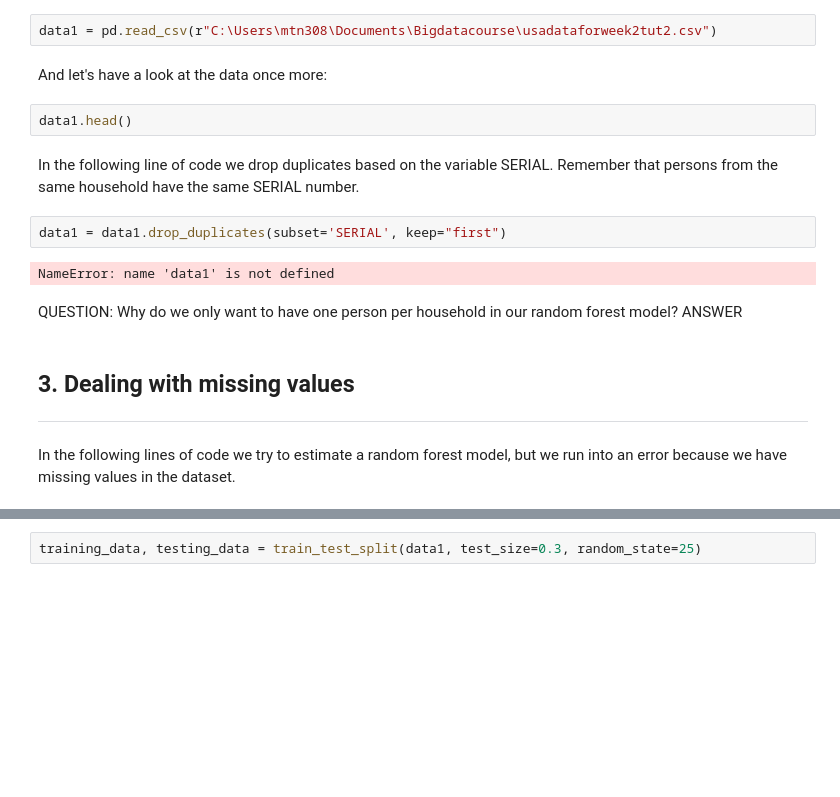
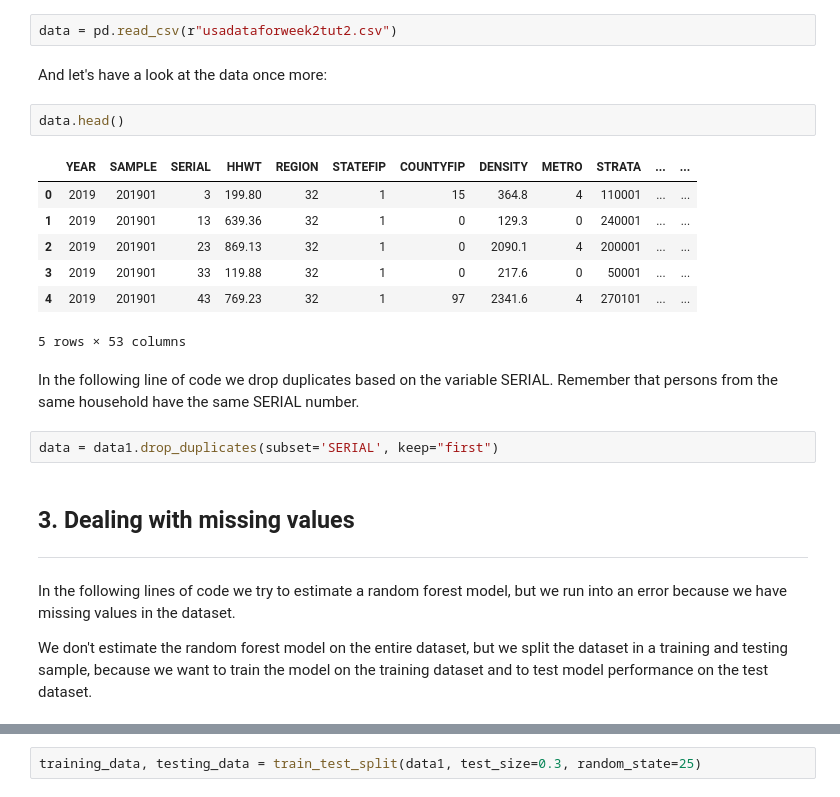
Before and after one commit to ElcoK/BigData_AED, a Jupyter notebook: _sources/week2/tutorial2.ipynb, the cells around one changed output, grey strips where cells are left out. Cells and saved outputs as stored; diff of their text form; blank space fills up the shorter version.

```diff
--- a/_sources/week2/tutorial2.ipynb
+++ b/_sources/week2/tutorial2.ipynb
@@ -66,22 +67,27 @@ import random
 # %% [markdown]
 Let's start again with reading the data. It is the dataset that we produced in the previous [Tutorial](https://elcok.github.io/BigData_AED/week2/tutorial1.html).
 # %%
-data1 = pd.read_csv(r"C:\Users\mtn308\Documents\Bigdatacourse\usadataforweek2tut2.csv")
+data = pd.read_csv(r"usadataforweek2tut2.csv")
 # %% [markdown]
 And let's have a look at the data once more:
 # %%
-data1.head()
+data.head()
+# %% [output]
+|  | YEAR | SAMPLE | SERIAL | HHWT | REGION | STATEFIP | COUNTYFIP | DENSITY | METRO | STRATA | ... | ... |
+| 0 | 2019 | 201901 | 3 | 199.80 | 32 | 1 | 15 | 364.8 | 4 | 110001 | ... | ... |
+| 1 | 2019 | 201901 | 13 | 639.36 | 32 | 1 | 0 | 129.3 | 0 | 240001 | ... | ... |
+| 2 | 2019 | 201901 | 23 | 869.13 | 32 | 1 | 0 | 2090.1 | 4 | 200001 | ... | ... |
+| 3 | 2019 | 201901 | 33 | 119.88 | 32 | 1 | 0 | 217.6 | 0 | 50001 | ... | ... |
+| 4 | 2019 | 201901 | 43 | 769.23 | 32 | 1 | 97 | 2341.6 | 4 | 270101 | ... | ... |
+5 rows × 53 columns
 # %% [markdown]
 In the following line of code we drop duplicates based on the variable SERIAL. Remember that persons from the same household have the same SERIAL number.
 # %%
-data1 = data1.drop_duplicates(subset='SERIAL', keep="first")
+data = data1.drop_duplicates(subset='SERIAL', keep="first")
-# %% [output]
-NameError: name 'data1' is not defined
-# %% [markdown]
-QUESTION: Why do we only want to have one person per household in our random forest model?
-ANSWER
 # %% [markdown]
 ## 3. Dealing with missing values
 <hr>
 # %% [markdown]
 In the following lines of code we try to estimate a random forest model, but we run into an error because we have missing values in the dataset.
+
+We don't estimate the random forest model on the entire dataset, but we split the dataset in a training and testing sample, because we want to train the model on the training dataset and to test model performance on the test dataset.
```
Also changed, not shown: parts of 34 cells of this notebook, 25 other files.
